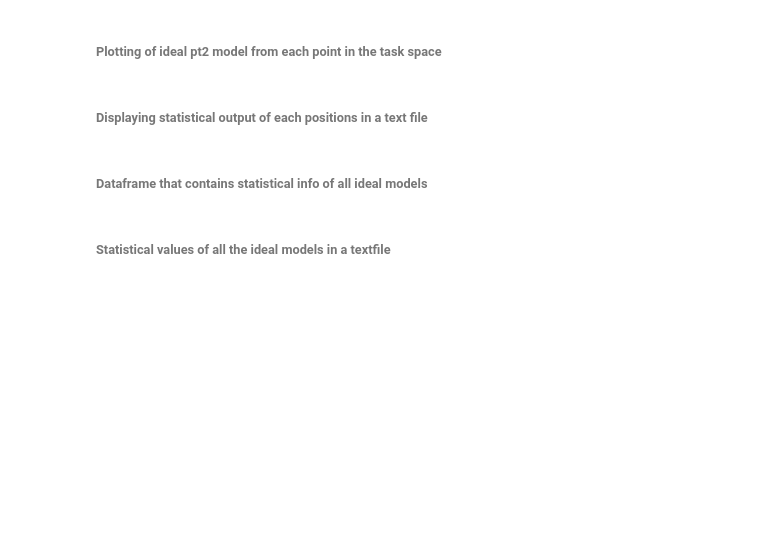
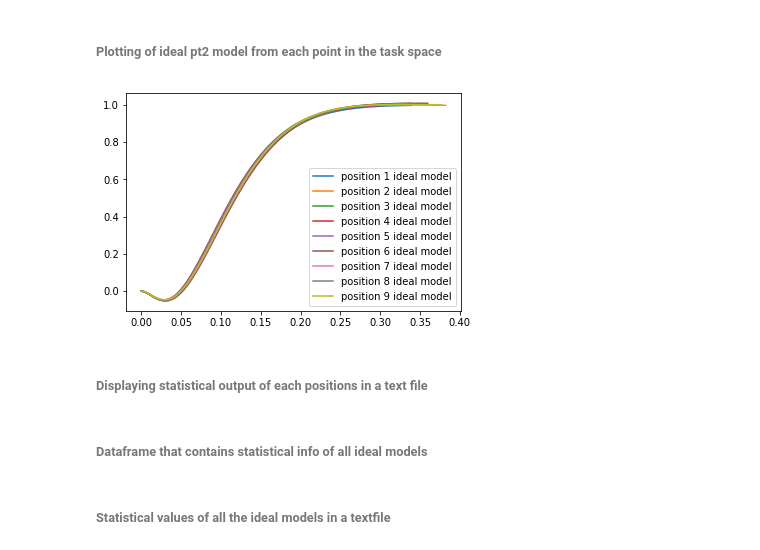
Before and after one commit to lth-tt/sysid2, a Jupyter notebook: Process_Modeling_py2.ipynb, the cells around one changed output. Cells and saved outputs as stored; diff of their text form; code cells hidden in the pictures; blank space fills up the shorter version.

```diff
--- a/Process_Modeling_py2.ipynb
+++ b/Process_Modeling_py2.ipynb
@@ -125,7 +137,7 @@ def pt1(df):
 ###### PT2 Estimation
 # %%
 '''PT2 modeling'''
-def pt2(df):
+def pt2():
     to_2            = []
     tf_2            = []
     zeta            = []
@@ -190,37 +204,39 @@ for i in range(0, positions):
 # %% [markdown]
 ###### Plotting of ideal pt2 model from each point in the task space
 # %%
-system_matrix    = []
-mean_matrix      = []
-median_matrix    = []
-std_matrix       = [] # std = standard deviation
-var_matrix       = [] # var = variance
-model_pos        = [] # model as time series for each positions
-yout_full        = []
+system_matrix_pt2    = []
+mean_matrix_pt2      = []
+median_matrix_pt2    = []
+std_matrix_pt2       = [] # std = standard deviation
+var_matrix_pt2       = [] # var = variance
+model_pos_pt2        = [] # model as time series for each positions
+yout_full_pt2        = []
 model_time_pt2   = []
 model_output_pt2 = []
 m_factor_array   = [] # used in model validation while plotting
 for i in range(0, positions):
     try:
         #xin_array, yout_array, t_array = ob.strip_multiply(df_ist_soll[i])
         xin_array, yout_array, t_array, m_factor = ob.unit_response(df_ist_soll[i])
-        steady_state_2, time_constant_2, delay_2, zeta = pt2(df_ist_soll[i])
+        steady_state_2, time_constant_2, delay_2, zeta = pt2()
         ideal_tf_pt2, ideal_model_output_pt2, ideal_model_time_pt2 = ob.ideal_pt2(steady_state_2, time_constant_2, delay_2, zeta)
     except:
         continue
-    yout_full.append(yout_array)
-    model_pos.append(ideal_model_output_pt2)
-    mean_matrix.append(stats.mean(ideal_model_output_pt2))
-    median_matrix.append(stats.median(ideal_model_output_pt2))
-    std_matrix.append(stats.pstdev(ideal_model_output_pt2))
-    var_matrix.append(stats.variance(ideal_model_output_pt2))
+    yout_full_pt2.append(yout_array)
+    model_pos_pt2.append(ideal_model_output_pt2)
+    mean_matrix_pt2.append(stats.mean(ideal_model_output_pt2))
+    median_matrix_pt2.append(stats.median(ideal_model_output_pt2))
+    std_matrix_pt2.append(stats.pstdev(ideal_model_output_pt2))
+    var_matrix_pt2.append(stats.variance(ideal_model_output_pt2))
     plt.plot(ideal_model_time_pt2, ideal_model_output_pt2, label = 'position %s ideal model'%(i+1))
     plt.legend()
     plt.savefig('model_pt2.png')
     model_time_pt2.append(ideal_model_time_pt2)
     model_output_pt2.append(ideal_model_output_pt2)
     m_factor_array.append(mean(m_factor))
-    system_matrix.append(ob.ss(ideal_tf_pt2))
+    system_matrix_pt2.append(ob.ss(ideal_tf_pt2))
+# %% [output]
+[figure, added]
 # %% [markdown]
 ###### Displaying statistical output of each positions in a text file
 # %%
```
Also changed, not shown: parts of 11 cells of this notebook, 7 other files.
